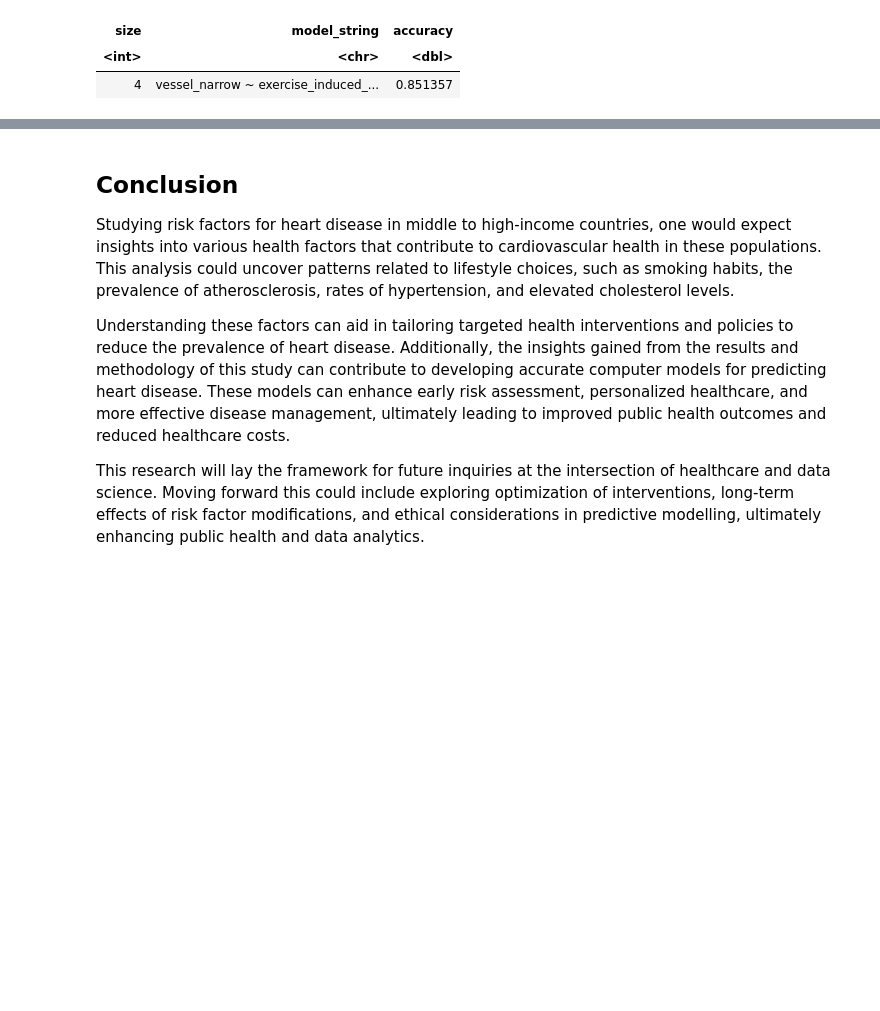
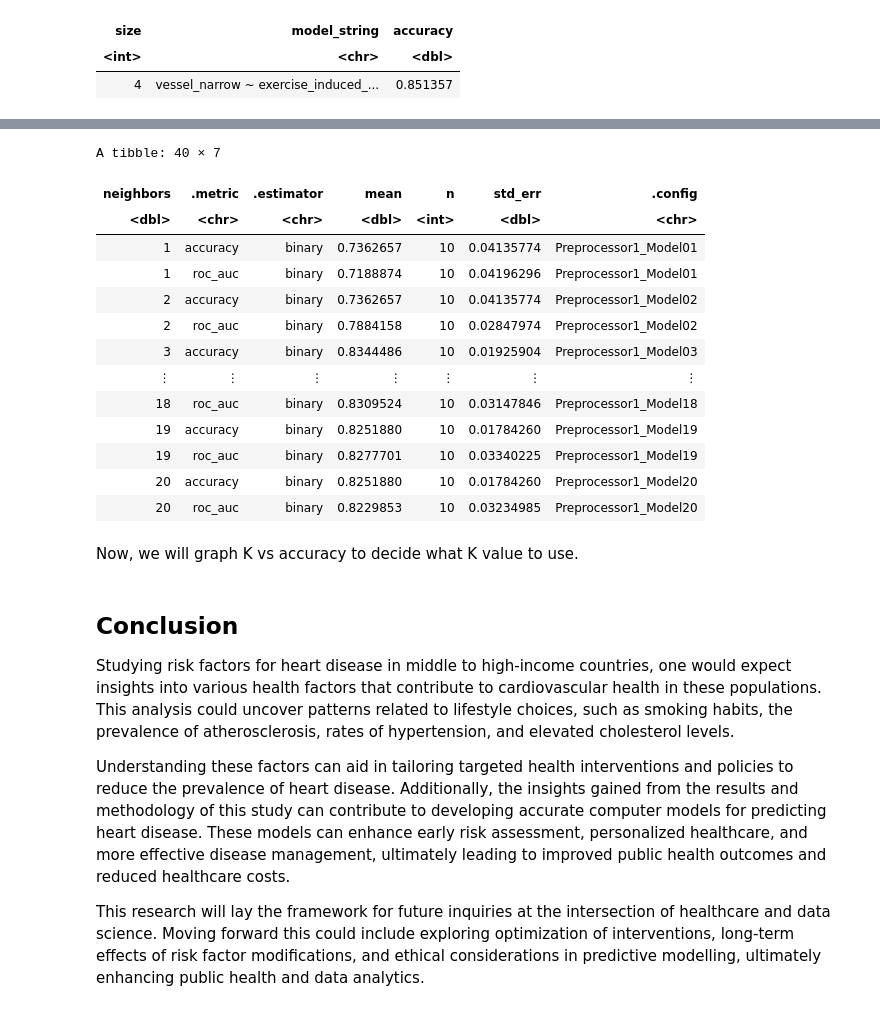
Before and after one commit to MaxVinichenko/DSCI_100_Final_Project, a Jupyter notebook: data.ipynb, the cells around one changed output, grey strips where cells are left out. Saved outputs shown, nothing was run; the diff lists cells and outputs as text; code cells hidden in the pictures; blank space fills up the shorter version.

```diff
--- a/data.ipynb
+++ b/data.ipynb
@@ -391,0 +394,6 @@ Now that we know what predictors result in the most accurate prediction model, w
+# %%
+#select the predictors and response variable from the training set
+heart_disease_train<-heart_disease_train|>
+    select(vessel_narrow,exercise_induced_angina,ST_drop_exercise,cholesterol,max_hr)
+
+heart_disease_train <- heart_disease_train |> drop_na()
@@ -392,3 +405,41 @@ Now that we know what predictors result in the most accurate prediction model, w
+# %%
+k_values<-tibble(neighbors = seq(from = 1, to = 20, by = 1))
+
+heart_vfold<-vfold_cv(heart_disease_train, v = 10, strata = vessel_narrow)
+
+
+knn_tune<-nearest_neighbor(weight_func = "rectangular", neighbors = tune()) |>
+    set_engine("kknn") |>
+    set_mode("classification")
+
+knn_recipe<-recipe(vessel_narrow ~., data = heart_disease_train) |>
+    step_scale(all_predictors( )) |>
+    step_center(all_predictors( ))
+
+knn_results<-workflow() |>
+      add_recipe(knn_recipe) |>
+      add_model(knn_tune) |>
+      tune_grid(resamples = heart_vfold, grid = k_values) |>
+      collect_metrics()
+
+knn_results
+# %% [output]
+A tibble: 40 × 7
+| neighbors | .metric | .estimator | mean | n | std_err | .config |
+| <dbl> | <chr> | <chr> | <dbl> | <int> | <dbl> | <chr> |
+| 1 | accuracy | binary | 0.7362657 | 10 | 0.04135774 | Preprocessor1_Model01 |
+| 1 | roc_auc | binary | 0.7188874 | 10 | 0.04196296 | Preprocessor1_Model01 |
+| 2 | accuracy | binary | 0.7362657 | 10 | 0.04135774 | Preprocessor1_Model02 |
+| 2 | roc_auc | binary | 0.7884158 | 10 | 0.02847974 | Preprocessor1_Model02 |
+| 3 | accuracy | binary | 0.8344486 | 10 | 0.01925904 | Preprocessor1_Model03 |
+| ⋮ | ⋮ | ⋮ | ⋮ | ⋮ | ⋮ | ⋮ |
+| 18 | roc_auc | binary | 0.8309524 | 10 | 0.03147846 | Preprocessor1_Model18 |
+| 19 | accuracy | binary | 0.8251880 | 10 | 0.01784260 | Preprocessor1_Model19 |
+| 19 | roc_auc | binary | 0.8277701 | 10 | 0.03340225 | Preprocessor1_Model19 |
+| 20 | accuracy | binary | 0.8251880 | 10 | 0.01784260 | Preprocessor1_Model20 |
+| 20 | roc_auc | binary | 0.8229853 | 10 | 0.03234985 | Preprocessor1_Model20 |
+# %% [markdown]
+Now, we will graph K vs accuracy to decide what K value to use.
 # %% [markdown]
 ## **Conclusion**
 Studying risk factors for heart disease in middle to high-income countries, one would expect insights into various health factors that contribute to cardiovascular health in these populations. This analysis could uncover patterns related to lifestyle choices, such as smoking habits, the prevalence of atherosclerosis, rates of hypertension, and elevated cholesterol levels.
```
Also changed, not shown: parts of 2 cells of this notebook.
